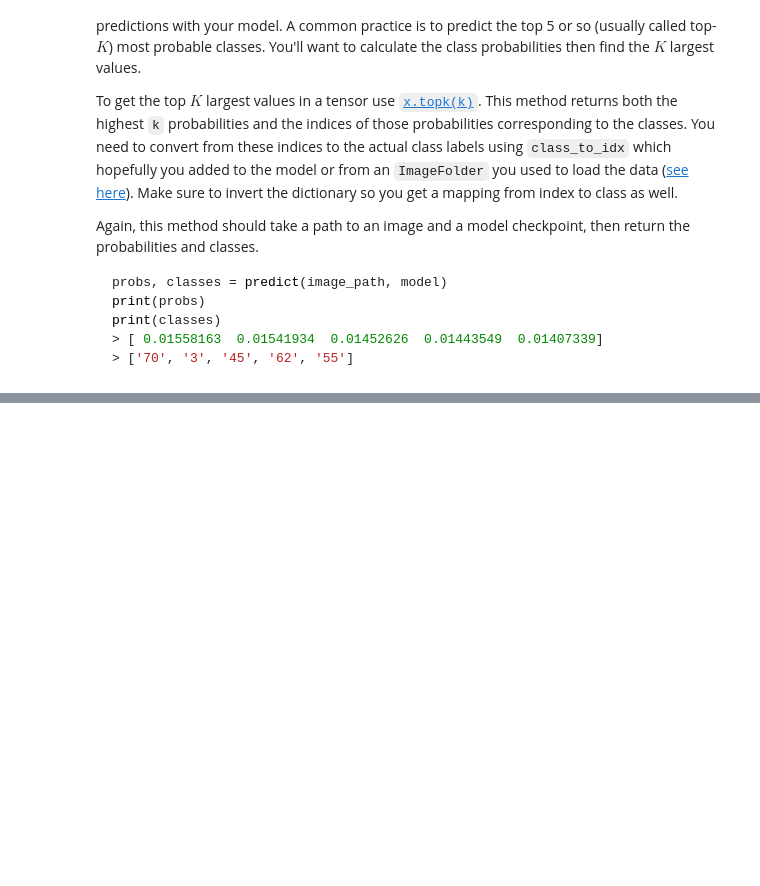
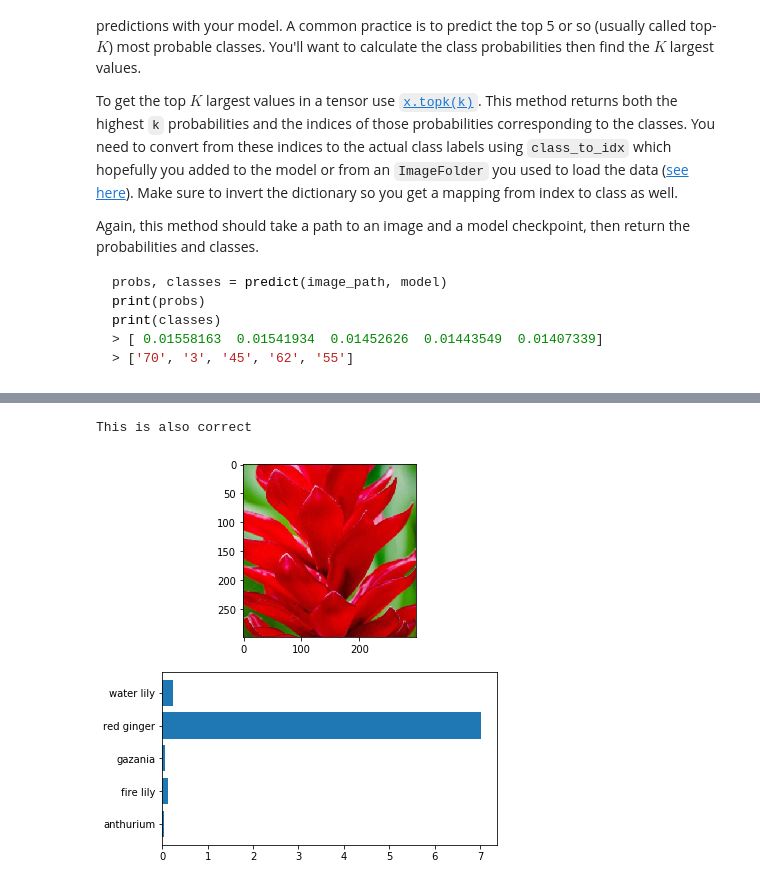
Before and after one commit to SarthakJaingit/FirstImageClassifier, a Jupyter notebook: Image Classifier Project.ipynb, the cells around one changed output, grey strips where cells are left out. Drawn from its saved outputs; the diff is of its cells as text; code cells hidden in the pictures; blank space fills up the shorter version.

```diff
--- a/Image Classifier Project.ipynb
+++ b/Image Classifier Project.ipynb
@@ -493,0 +531,6 @@ display_vis("assets/firelily.jpeg", new_model)
+# %%
+display_vis("assets/redginger.jpg", new_model)
+print("This is also correct")
+# %% [output]
+This is also correct
+[figure, added]
```
Also changed, not shown: parts of 12 cells of this notebook.
